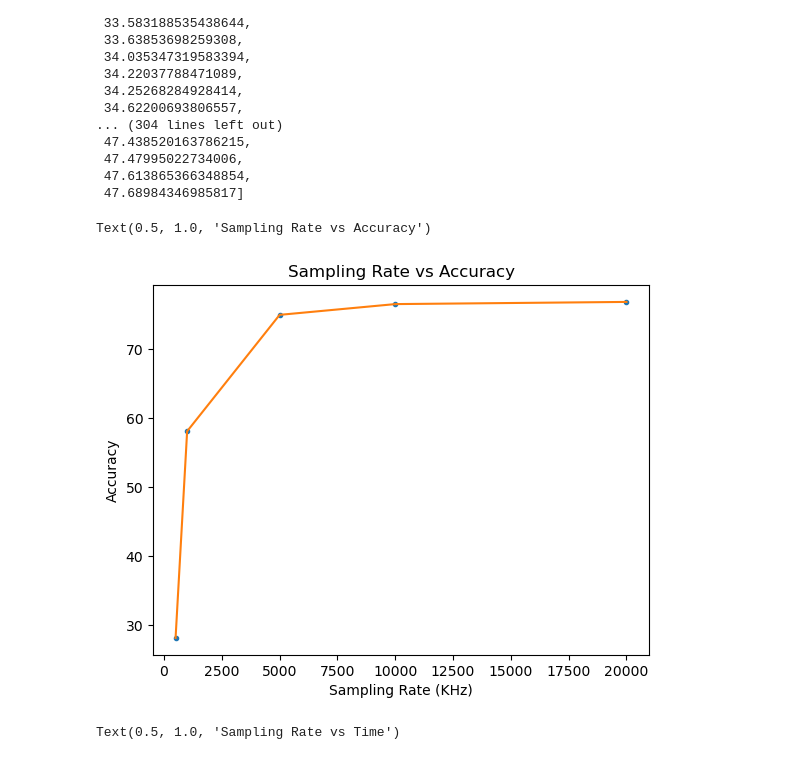
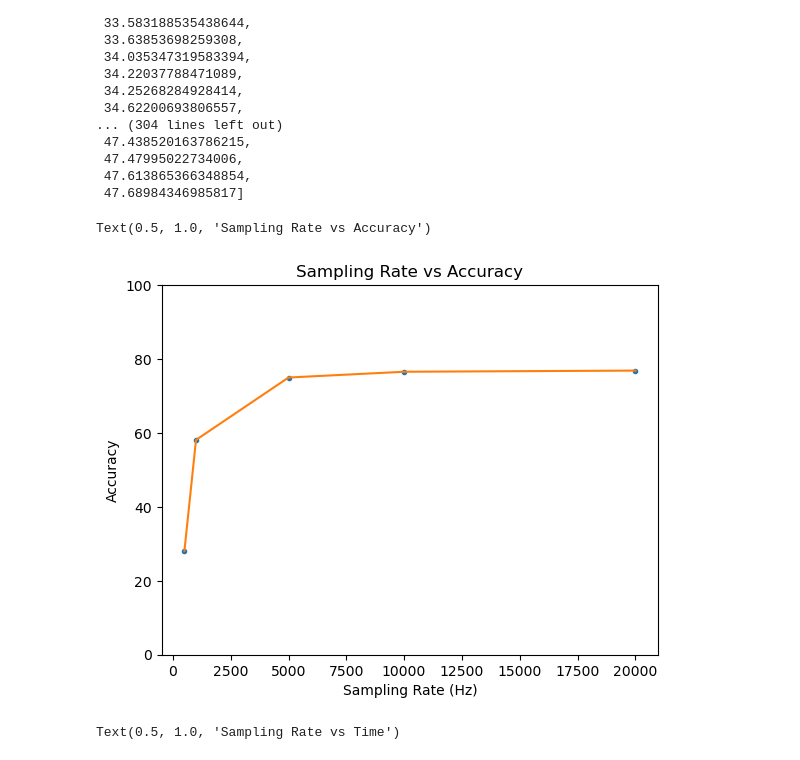
Before and after one commit to sravanje/Musical-Audio-Similarity, a Jupyter notebook: ipynb_notebooks/Accuracy_tests_Sampling_rates.ipynb, the cells around one changed output. Cells and saved outputs as stored; diff of their text form; code cells hidden in the pictures.

```diff
--- a/ipynb_notebooks/Accuracy_tests_Sampling_rates.ipynb
+++ b/ipynb_notebooks/Accuracy_tests_Sampling_rates.ipynb
@@ -199,14 +195,15 @@ sorted(all_scores[0])
 # %%
 x = [500, 1000, 5000, 10000, 20000]
 y = [28.15, 58.12, 75, 76.56, 76.875]
 plt.plot(x,y, '.')
 plt.plot(x,y)
-plt.xlabel("Sampling Rate (KHz)")
+plt.xlabel("Sampling Rate (Hz)")
 plt.ylabel("Accuracy")
+plt.ylim(0,100)
 plt.title('Sampling Rate vs Accuracy')
 # %% [output]
 Text(0.5, 1.0, 'Sampling Rate vs Accuracy')
-[figure, old version]
+[figure, new version]
 # %%
 x = [500, 1000, 5000, 10000, 20000, 44100]
 y = [0.4, 0.48, 1.03, 3.34, 11.18 52]
```
Also changed, not shown: parts of 9 cells of this notebook, 1 other file.
